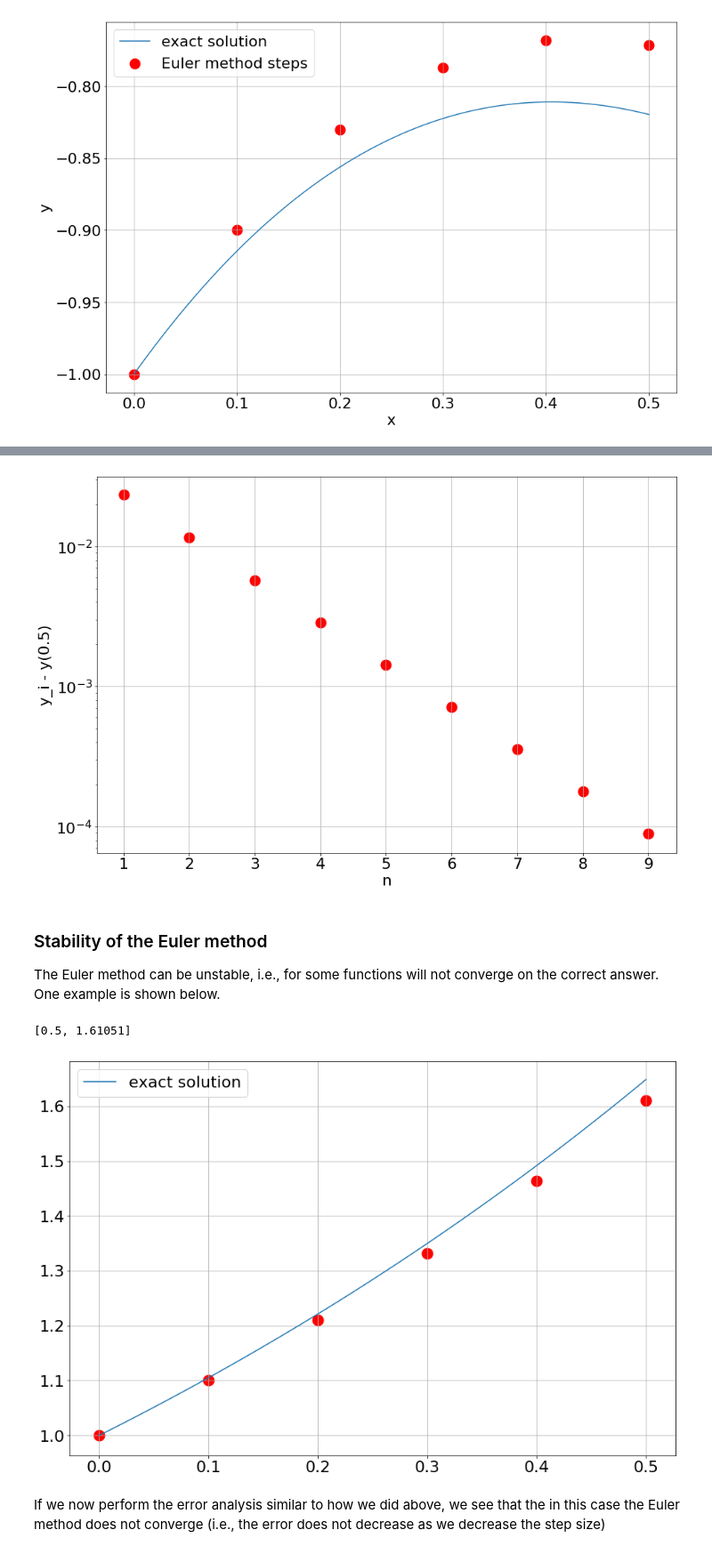
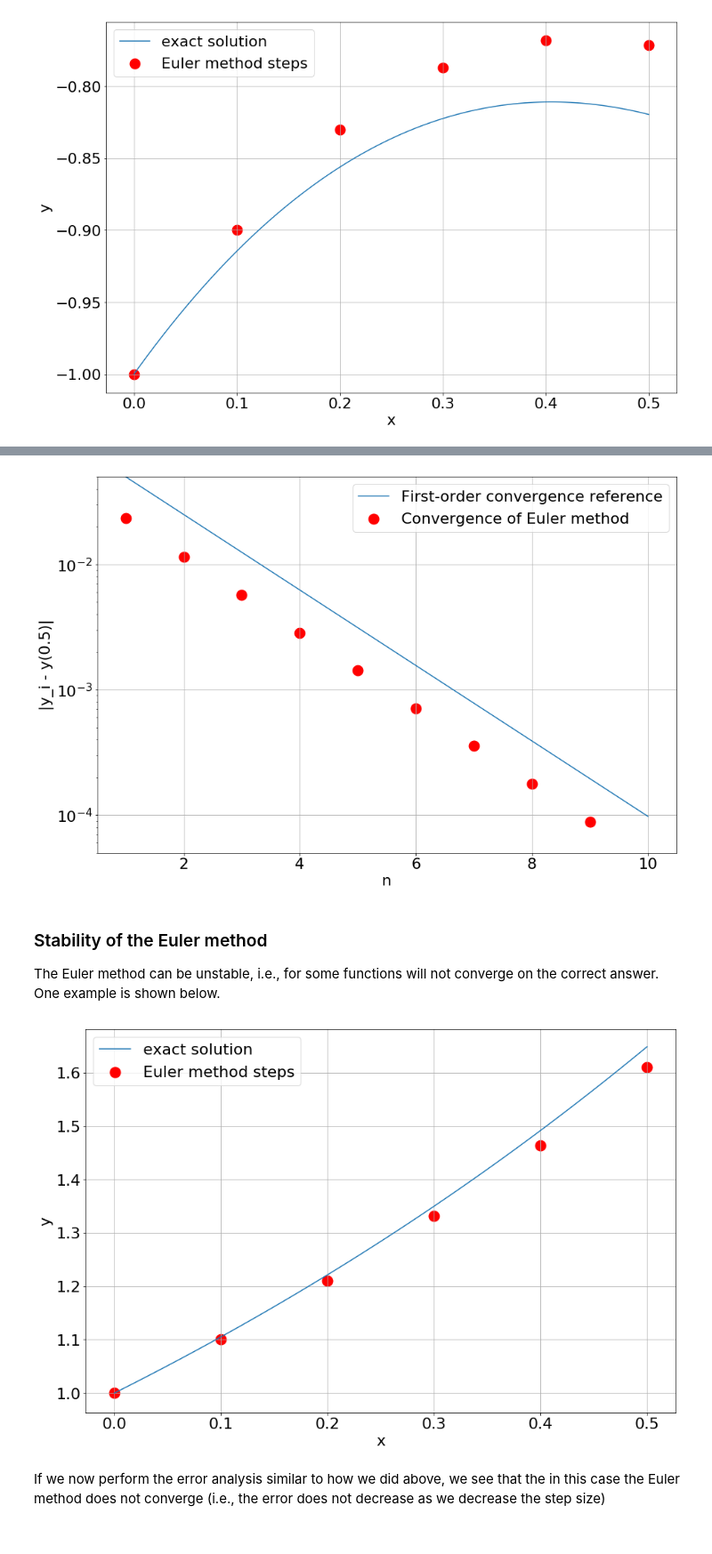
Before and after one commit to nielsw2/ACM20030-Examples, a Jupyter notebook: OrdinaryDifferentialEquations/EulerAndPredictor-CorrectorMethods.ipynb, the cells around one changed output, grey strips where cells are left out. Shown at 89% size. Cells and saved outputs as stored; diff of their text form; code cells hidden in the pictures.

```diff
--- a/OrdinaryDifferentialEquations/EulerAndPredictor-CorrectorMethods.ipynb
+++ b/OrdinaryDifferentialEquations/EulerAndPredictor-CorrectorMethods.ipynb
@@ -20,7 +20,7 @@ def dydx(x,y):
 def yExact(x):
     return - 3*np.exp(-x) - 2*x + 2
 # %%
-def EulerMethod(dydx, yExact, dx, x0, y0, imax, printSteps=False, plotSteps=False):
+def EulerMethod(dydx, yExact, dx, x0, y0, imax, printSteps=False, plotSteps=False, uColor='red'):
     i = 0
     xi = x0
     yi = y0
@@ -39,7 +39,7 @@ def EulerMethod(dydx, yExact, dx, x0, y0, imax, printSteps=False, plotSteps=Fals
         i += 1
 
         if(printSteps):
-            diffi = yi - yExact(xi)
+            diffi = np.abs(yi - yExact(xi))
             Ei    = np.abs(100*diffi/yExact(xi))
             print("%d %.2f %.5f %.4f %.2f" % (i, xi, yi, diffi, Ei))
 
@@ -48,7 +48,7 @@ def EulerMethod(dydx, yExact, dx, x0, y0, imax, printSteps=False, plotSteps=Fals
         steps[i, 1] = yi
 
     if(plotSteps):
-        plt.scatter(steps[:,0], steps[:,1], color='red', linewidth='10')
+        plt.scatter(steps[:,0], steps[:,1], color=uColor, linewidth='10')
 
     return [xi, yi]
 # %%
@@ -72,0 +74,16 @@ plt.legend(['exact solution', 'Euler method steps']);
+# %%
+x = np.linspace(0, 0.5, 100)
+y = yExact(x)
+plt.xlabel('x')
+plt.ylabel('y')
+plt.grid(True)
+plt.plot(x,y)
+
+EulerMethod(dydx, yExact, 0.1, 0, -1, 5, False, True, 'red')
+EulerMethod(dydx, yExact, 0.05, 0, -1, 10, False, True, 'orange')
+EulerMethod(dydx, yExact, 0.025, 0, -1, 20, False, True, 'green')
+plt.legend(['exact solution',
+            'Lowest resolution',
+            'Middle resolution',
+            'Highest resolution'
+           ]);
@@ -74,18 +93,30 @@ plt.legend(['exact solution', 'Euler method steps']);
 nmax = 10
 n = 1
 
+diff = np.zeros(nmax)
+
 plt.grid(True)
 plt.yscale('log')
 plt.xlabel('n')
-plt.ylabel('y_i - y(0.5)')
+plt.ylabel('|y_i - y(0.5)|')
 
 while n < nmax:
     res  = EulerMethod(dydx, yExact, 0.1/2**n, 0, -1, 5*2**n)
-    diff = res[1] - yExact(0.5)
-    plt.scatter(n, diff, color='red', linewidth='10')
+    diff[n-1] = np.abs(res[1] - yExact(0.5))
     n += 1
+
+# Compute and plot reference curves for the convergence rate
+ns          = np.linspace(1, nmax)
+deltax      = (0.1/2**ns)
+firstOrder  = deltax**1
+
+plt.plot(x, firstOrder)
+
+plt.ylim([5e-5, 5e-2])
+plt.scatter(np.arange(1,nmax+1), diff, color='red', linewidth='10');
+plt.legend(['First-order convergence reference', 'Convergence of Euler method']);
 # %% [output]
-[figure, old version]
+[figure, new version]
 # %% [markdown]
 ### Stability of the Euler method
 The Euler method can be unstable, i.e., for some functions will not converge on the correct answer. One example is shown below.
@@ -100,15 +131,16 @@ def xExact(t):
 # %%
 t = np.linspace(0,0.5,100)
 x = xExact(t)
 
 plt.grid(True)
+plt.xlabel('x')
+plt.ylabel('y')
 plt.plot(t,x)
-plt.legend(['exact solution', 'Euler method steps'])
 
 EulerMethod(dxdt, xExact, 0.1, 0, 1, 5, False, True)
+plt.legend(['exact solution', 'Euler method steps']);
 # %% [output]
-[0.5, 1.61051]
-[figure, old version]
+[figure, new version]
 # %% [markdown]
 If we now perform the error analysis similar to how we did above, we see that the in this case the Euler method does not converge (i.e., the error does not decrease as we decrease the step size)
 # %%
```
Also changed, not shown: parts of 5 cells of this notebook, 1 other file.
